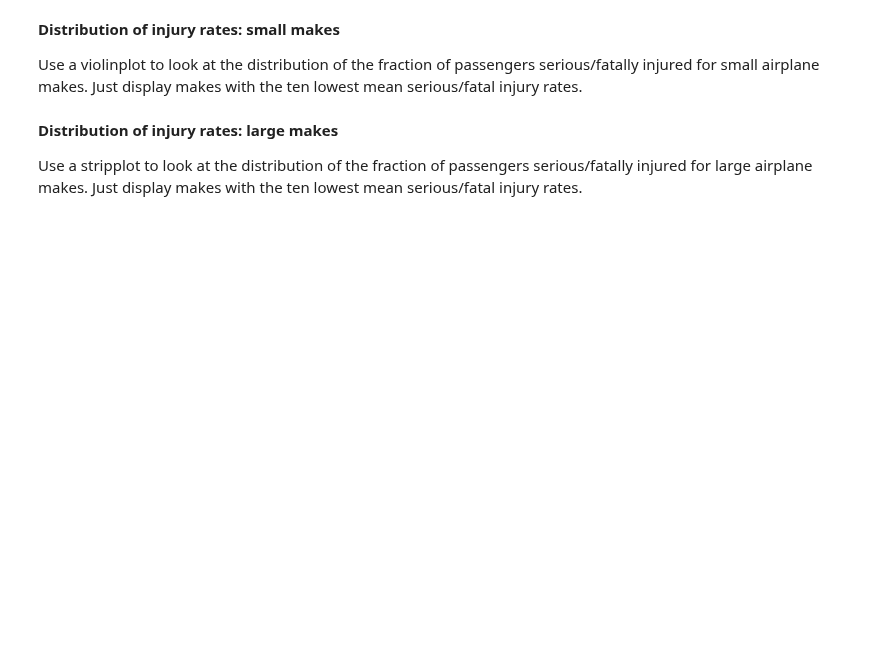
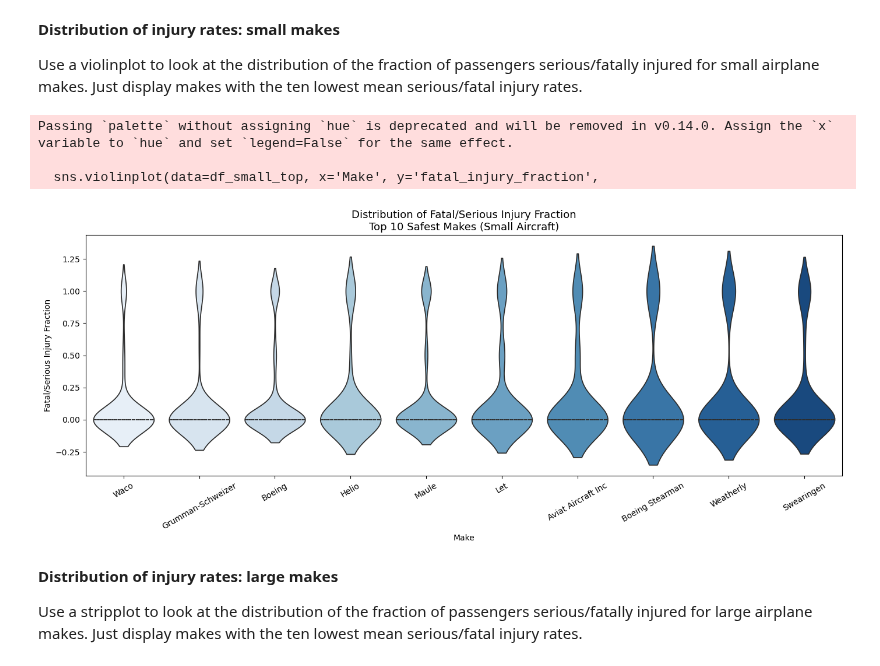
Before and after one commit to wainogalucy/module-2-homework, a Jupyter notebook: airplane_summative/dsc-course0-m8-lab/Aviation_Accidents_Data_Analysis.ipynb, the cells around one changed output. Saved outputs shown, nothing was run; the diff lists cells and outputs as text; code cells hidden in the pictures; blank space fills up the shorter version.

```diff
--- a/airplane_summative/dsc-course0-m8-lab/Aviation_Accidents_Data_Analysis.ipynb
+++ b/airplane_summative/dsc-course0-m8-lab/Aviation_Accidents_Data_Analysis.ipynb
@@ -22,8 +22,8 @@ import seaborn as sns
 ## Exploratory Data Analysis
 - Load in the cleaned data
 # %%
-df= pd.read_csv("Aviation_Cleaned.csv", low_memory= False)
-df.shape
-print()
-df.head()
+import pandas as pd
+# load the cleaned data
+df = pd.read_csv("data/AviationData_cleaned.csv")
+df
 # %% [output]
@@ -41,6 +250,29 @@ Explore the human injury risk profile for small and larger Makes:
 **Distribution of injury rates: small makes**
 
 Use a violinplot to look at the distribution of the fraction of passengers serious/fatally injured for small airplane makes. Just display makes with the ten lowest mean serious/fatal injury rates.
+# %%
+# Top 10 safest makes for small aircraft
+top10_small_makes = top_safe_makes(df_small, n_top=10, min_count=50).index.tolist()
+df_small_top = df_small[df_small['Make'].isin(top10_small_makes)].copy()
+
+# Order by mean
+order = df_small.groupby('Make')['fatal_injury_fraction'].mean().loc[top10_small_makes].sort_values().index
+
+fig, ax = plt.subplots(figsize=(14, 6))
+sns.violinplot(data=df_small_top, x='Make', y='fatal_injury_fraction',
+               order=order, palette='Blues', inner='quartile', ax=ax)
+ax.set_title('Distribution of Fatal/Serious Injury Fraction\nTop 10 Safest Makes (Small Aircraft)', fontsize=13)
+ax.set_xlabel('Make')
+ax.set_ylabel('Fatal/Serious Injury Fraction')
+ax.tick_params(axis='x', rotation=30)
+plt.tight_layout()
+plt.savefig('data/violin_small_makes.png', dpi=150, bbox_inches='tight')
+plt.show()
+# %% [output]
+Passing `palette` without assigning `hue` is deprecated and will be removed in v0.14.0. Assign the `x` variable to `hue` and set `legend=False` for the same effect.
+
+  sns.violinplot(data=df_small_top, x='Make', y='fatal_injury_fraction',
+[figure, added]
 # %% [markdown]
 **Distribution of injury rates: large makes**
 
```
Also changed, not shown: parts of 32 cells of this notebook, 14 other files.
